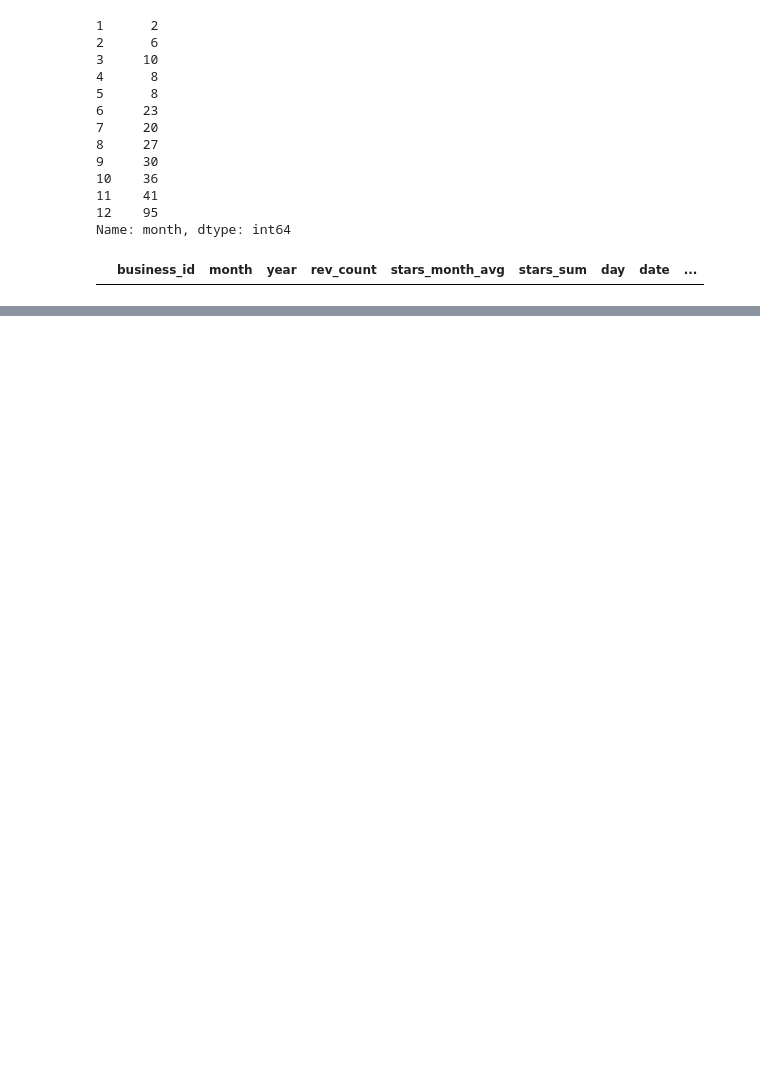
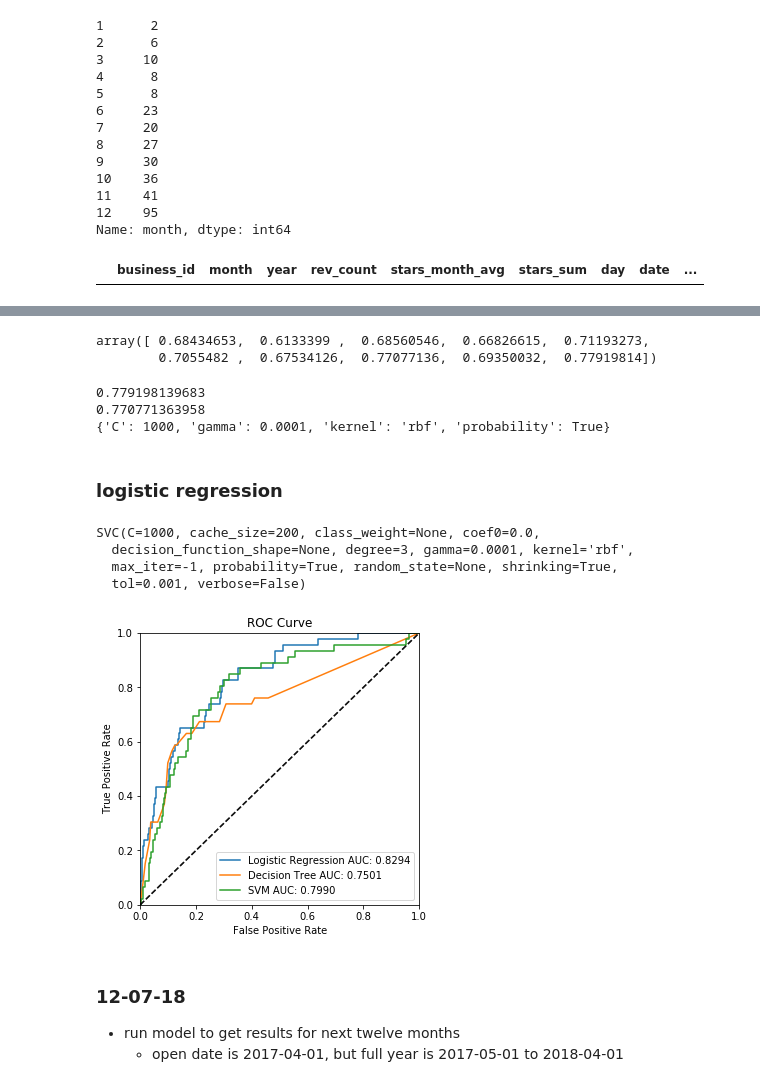
Before and after one commit to ChrisIck/DS101_Project, a Jupyter notebook: yelp_eda_prod.ipynb, the cells around one changed output, grey strips where cells are left out. Drawn from its saved outputs; the diff is of its cells as text; code cells hidden in the pictures; blank space fills up the shorter version.

```diff
--- a/yelp_eda_prod.ipynb
+++ b/yelp_eda_prod.ipynb
@@ -504,0 +718,21 @@ array([0.02782734, 0.08882804, 0.17711075, 0.13734051, 0.08560519,
+# %%
+svm_grid_search.cv_results_['mean_test_score']
+# %% [output]
+array([ 0.68434653,  0.6133399 ,  0.68560546,  0.66826615,  0.71193273,
+        0.7055482 ,  0.67534126,  0.77077136,  0.69350032,  0.77919814])
+# %%
+# 1 std rule
+best_1 = svm_grid_search.best_score_
+std = svm_grid_search.cv_results_['std_test_score'][svm_grid_search.best_index_]
+best_within_1std = min(svm_grid_search.cv_results_['mean_test_score'][svm_grid_search.cv_results_['mean_test_score'] >
+                                             (best_1 - std)])
+idx_best_within_1std = np.argwhere(svm_grid_search.cv_results_['mean_test_score'] == best_within_1std)[0][0]
+print(best_1)
+print(best_within_1std)
+print(svm_grid_search.cv_results_['params'][idx_best_within_1std])
+# %% [output]
+0.779198139683
+0.770771363958
+{'C': 1000, 'gamma': 0.0001, 'kernel': 'rbf', 'probability': True}
+# %% [markdown]
+### logistic regression
@@ -504,0 +765,43 @@ array([0.02782734, 0.08882804, 0.17711075, 0.13734051, 0.08560519,
+# %%
+baseline = LogisticRegression()
+baseline.fit(X_train, y_train)
+lr = LogisticRegression(C=0.1, penalty='l1')
+lr.fit(X_train, y_train)
+dt = DecisionTreeClassifier(min_samples_leaf=32, min_samples_split=32)
+dt.fit(X_train, y_train)
+svm = SVC(C=1000, gamma=0.0001, kernel='rbf', probability=True)
+svm.fit(X_train, y_train)
+# %% [output]
+SVC(C=1000, cache_size=200, class_weight=None, coef0=0.0,
+  decision_function_shape=None, degree=3, gamma=0.0001, kernel='rbf',
+  max_iter=-1, probability=True, random_state=None, shrinking=True,
+  tol=0.001, verbose=False)
+# %%
+from sklearn.metrics import roc_curve, auc
+plt.figure(figsize=(5,5))
+# models = [lr_grid_search, dt_grid_search, svm_grid_search]
+models = [lr, dt, svm]
+models_l = ['Logistic Regression', 'Decision Tree', 'SVM']
+
+for i, model in enumerate(models):
+    predict = model.predict_proba(X_test)
+    fpr, tpr, thres = roc_curve(y_test, predict[:,1])
+    auc_score = auc(fpr, tpr)
+
+    plt.plot(fpr, tpr, label=(models_l[i] + ' AUC: {:2.4f}'.format(auc_score)))
+
+plt.plot([[0,0],[1,1]], 'k--', label='', alpha=.75)
+plt.xlim([0.0, 1.0])
+plt.ylim([0.0, 1.0])
+plt.xlabel('False Positive Rate')
+plt.ylabel('True Positive Rate')
+plt.title('ROC Curve')
+plt.legend(loc="lower right")
+# plt.show()
+plt.savefig('roc_curve')
+# %% [output]
+[figure, added]
+# %% [markdown]
+### 12-07-18
+- run model to get results for next twelve months
+    - open date is 2017-04-01, but full year is 2017-05-01 to 2018-04-01
```
Also changed, not shown: parts of 54 cells of this notebook.
